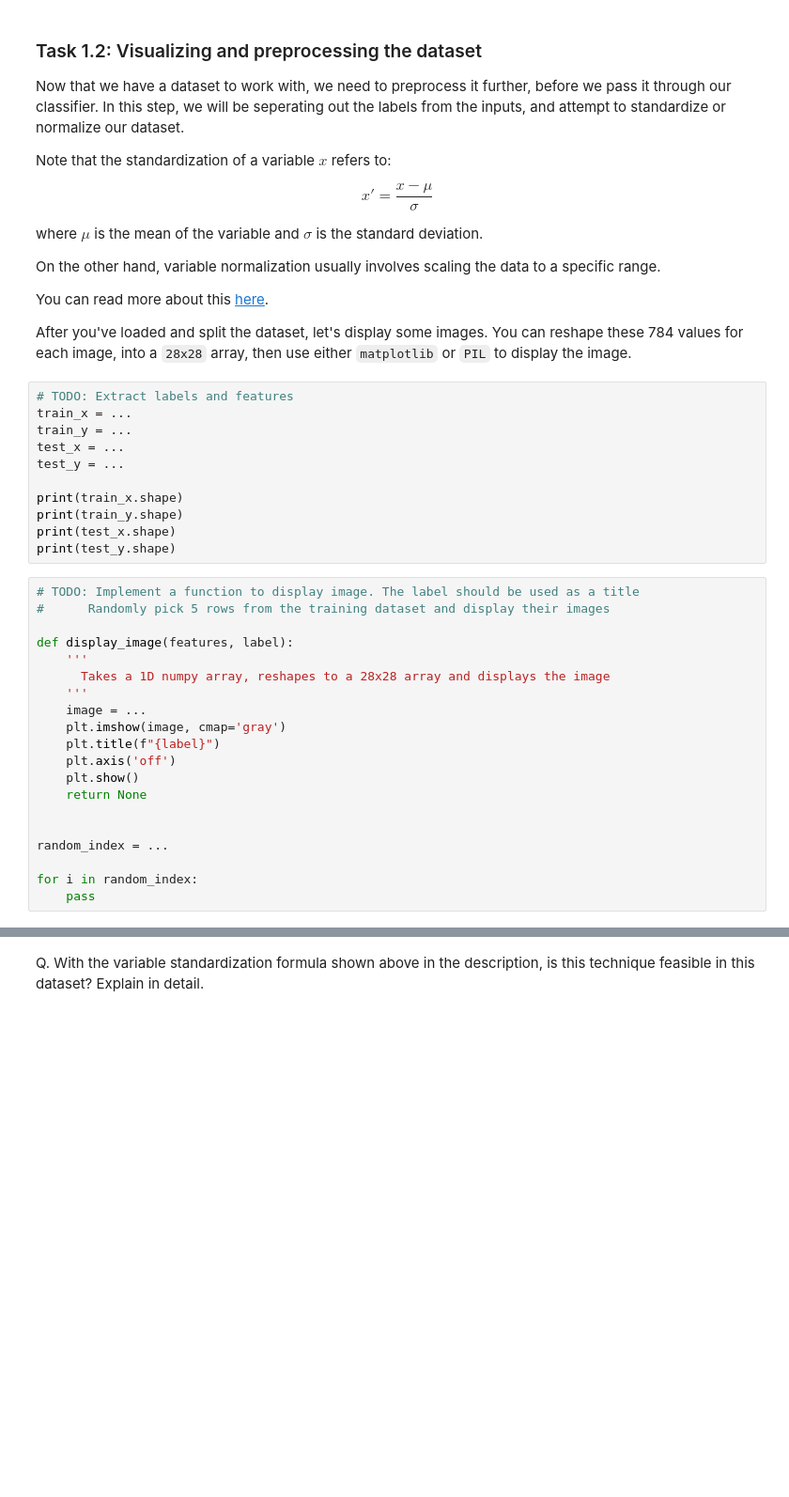
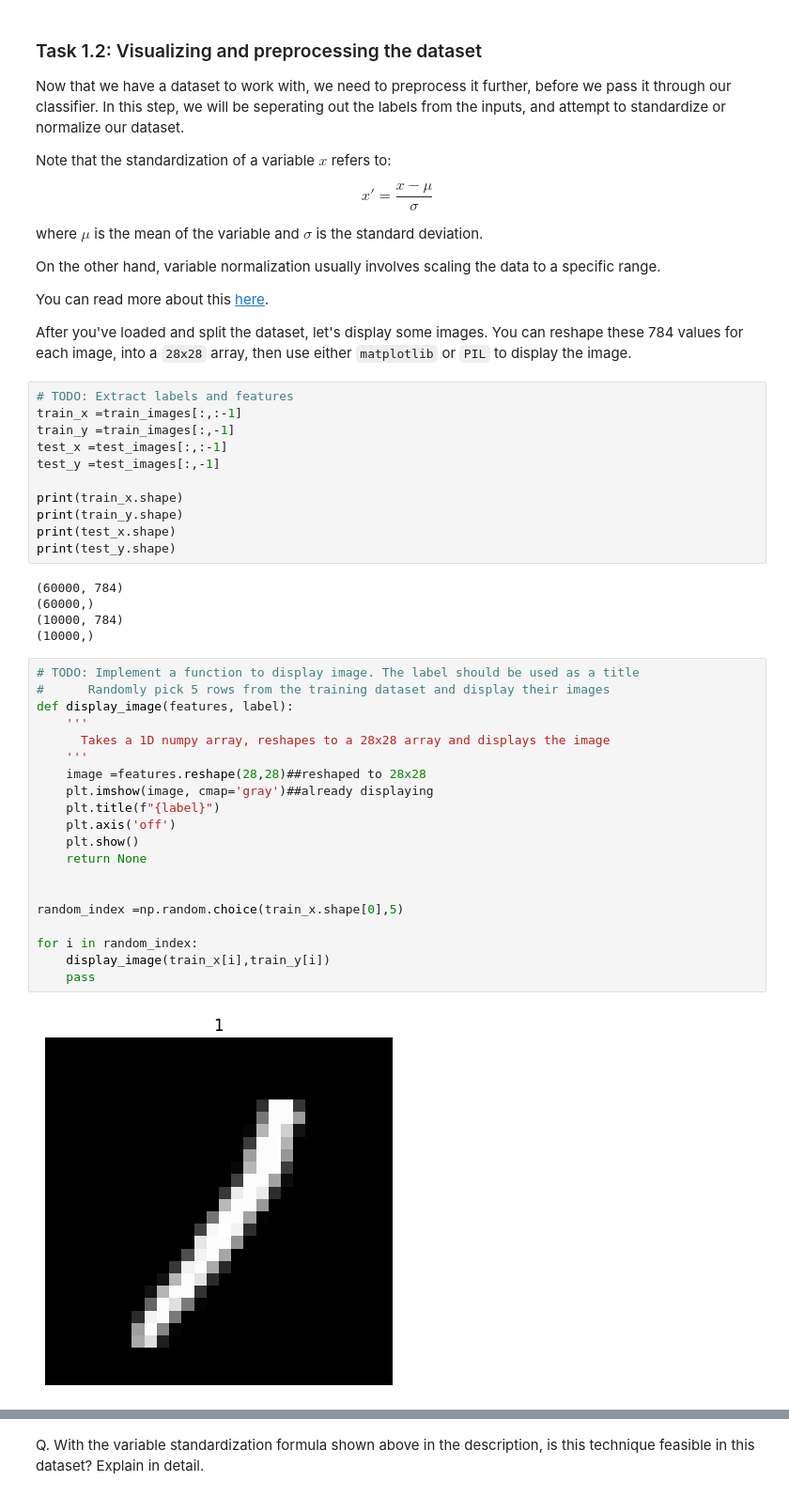
Before and after one commit to Um3rz/CS331-PA2, a Jupyter notebook: Group-54_S2_PA2.ipynb, the cells around one changed output, grey strips where cells are left out. Shown: that part at 94% size. Drawn from its saved outputs; the diff is of its cells as text; blank space fills up the shorter version.

```diff
--- a/Group-54_S2_PA2.ipynb
+++ b/Group-54_S2_PA2.ipynb
@@ -145,32 +145,39 @@ You can read more about this [here](https://www.simplilearn.com/normalization-vs
 After you've loaded and split the dataset, let's display some images. You can reshape these 784 values for each image, into a `28x28` array, then use either `matplotlib` or `PIL` to display the image.
 # %%
 # TODO: Extract labels and features
-train_x = ...
-train_y = ...
-test_x = ...
-test_y = ...
+train_x =train_images[:,:-1]
+train_y =train_images[:,-1]
+test_x =test_images[:,:-1]
+test_y =test_images[:,-1]
 
 print(train_x.shape)
 print(train_y.shape)
 print(test_x.shape)
 print(test_y.shape)
+# %% [output]
+(60000, 784)
+(60000,)
+(10000, 784)
+(10000,)
 # %%
 # TODO: Implement a function to display image. The label should be used as a title
 #      Randomly pick 5 rows from the training dataset and display their images
-
 def display_image(features, label):
     '''
       Takes a 1D numpy array, reshapes to a 28x28 array and displays the image
     '''
-    image = ...
-    plt.imshow(image, cmap='gray')
+    image =features.reshape(28,28)##reshaped to 28x28
+    plt.imshow(image, cmap='gray')##already displaying
     plt.title(f"{label}")
     plt.axis('off')
     plt.show()
     return None
 
 
-random_index = ...
+random_index =np.random.choice(train_x.shape[0],5)
 
 for i in random_index:
+    display_image(train_x[i],train_y[i])
     pass
+# %% [output]
+[figure, added]
```
Also changed, not shown: parts of 4 cells of this notebook.
